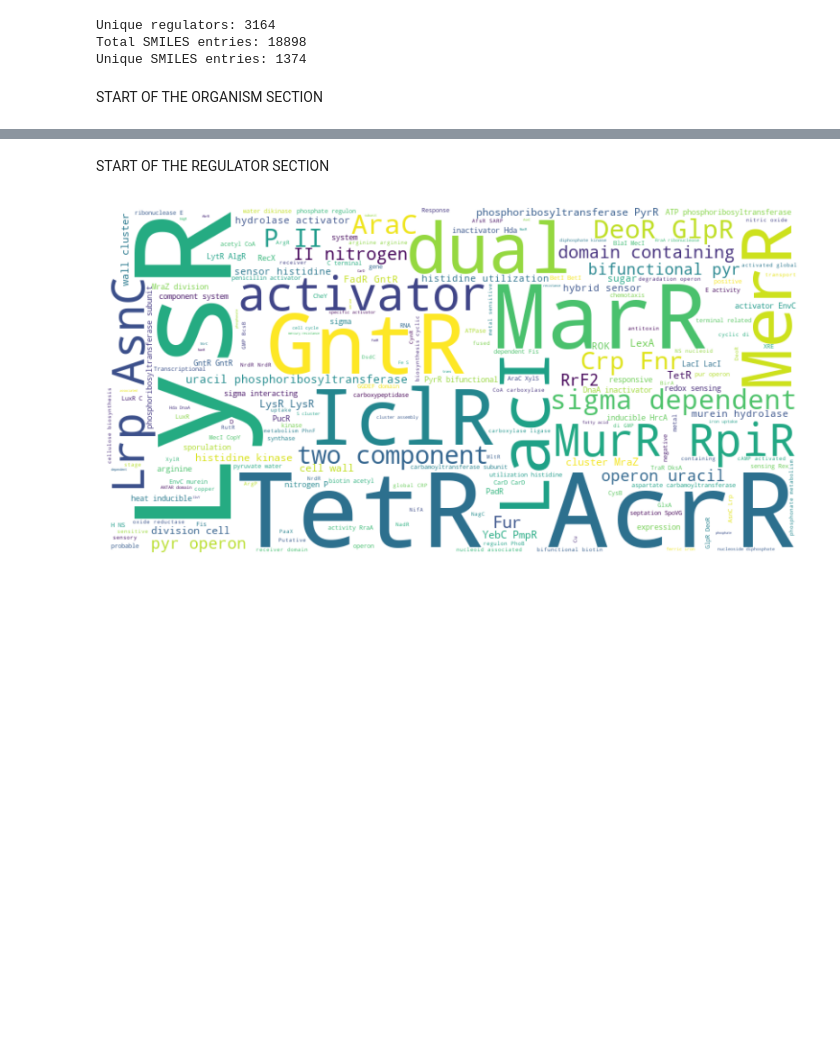
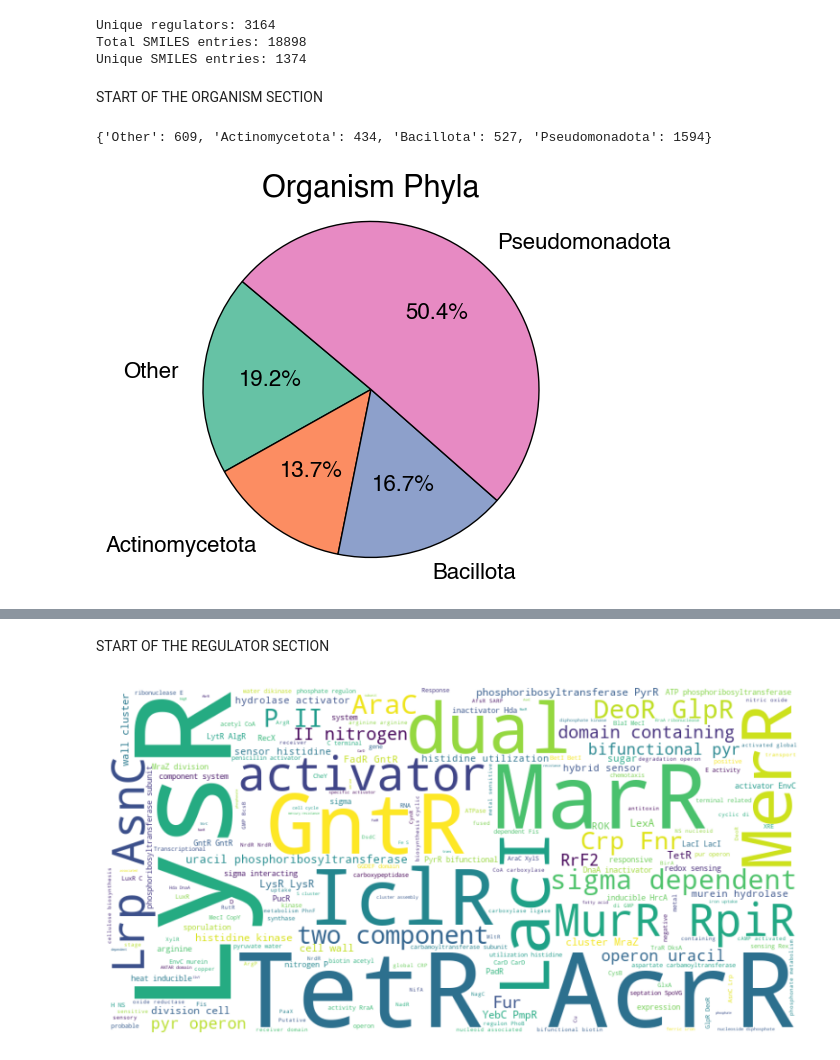
Before and after one commit to groov-bio/ligify-ui, a Jupyter notebook: scripts/analyze_DB.ipynb, the cells around one changed output, grey strips where cells are left out. Saved outputs shown, nothing was run; the diff lists cells and outputs as text; code cells hidden in the pictures; blank space fills up the shorter version.

Commit message:
added organism stats

```diff
--- a/scripts/analyze_DB.ipynb
+++ b/scripts/analyze_DB.ipynb
@@ -41,0 +40,64 @@ START OF THE ORGANISM SECTION
+# %%
+# DISTRIBUTION OF ORGANISM PHYLA
+
+phyla_dict = {}
+
+for i in data:
+    phyla = i['protein']['organism'][2]
+    if phyla in phyla_dict:
+        phyla_dict[phyla] += 1
+    else:
+        phyla_dict[phyla] = 1
+
+# group all minor phyla into an "other" category
+phyla_dict2 = {"Other": 0}
+for i in phyla_dict:
+    if phyla_dict[i] > 400:
+        phyla_dict2[i] = phyla_dict[i]
+    else:
+        phyla_dict2["Other"] += phyla_dict[i]
+
+print(phyla_dict2)
+
+
+# # Data for the pie chart
+sizes = [i for i in phyla_dict2.values()]
+labels = [i for i in phyla_dict2.keys()]
+colors = plt.cm.Set2.colors[:len(sizes)]
+
+
+# # custom function for autopct font size
+def make_autopct(values):
+    def my_autopct(pct):
+        return f"{pct:.1f}%"  # format
+    return my_autopct
+
+fig, ax = plt.subplots()
+
+wedges, texts, autotexts = ax.pie(
+    sizes,
+    labels=labels,
+    autopct=make_autopct(sizes),
+    startangle=140,
+    colors=colors,
+    wedgeprops={"edgecolor": "black", "linewidth": 1},
+    textprops={"fontweight": "bold", "fontsize": 16},  # labels
+    labeldistance=1.15,   # <— move labels inside (default = 1.1)
+    pctdistance=0.6     # <— move numbers further inside
+)
+
+# make autopct (numbers) bigger
+for autotext in autotexts:
+    # autotext.set_fontsize(20)   # bigger font
+    autotext.set_weight("bold") # optional bold
+
+plt.title("Organism Phyla", fontsize=22, weight="bold")
+plt.axis("equal")
+
+# # Save as PNG directly into the public folder
+plt.savefig("../public/Content_Stats/Organism_Phyla.png", format="png", dpi=500)
+
+plt.show()
+# %% [output]
+{'Other': 609, 'Actinomycetota': 434, 'Bacillota': 527, 'Pseudomonadota': 1594}
+[figure, added]
```
Also changed, not shown: parts of 6 cells of this notebook, 5 other files.
